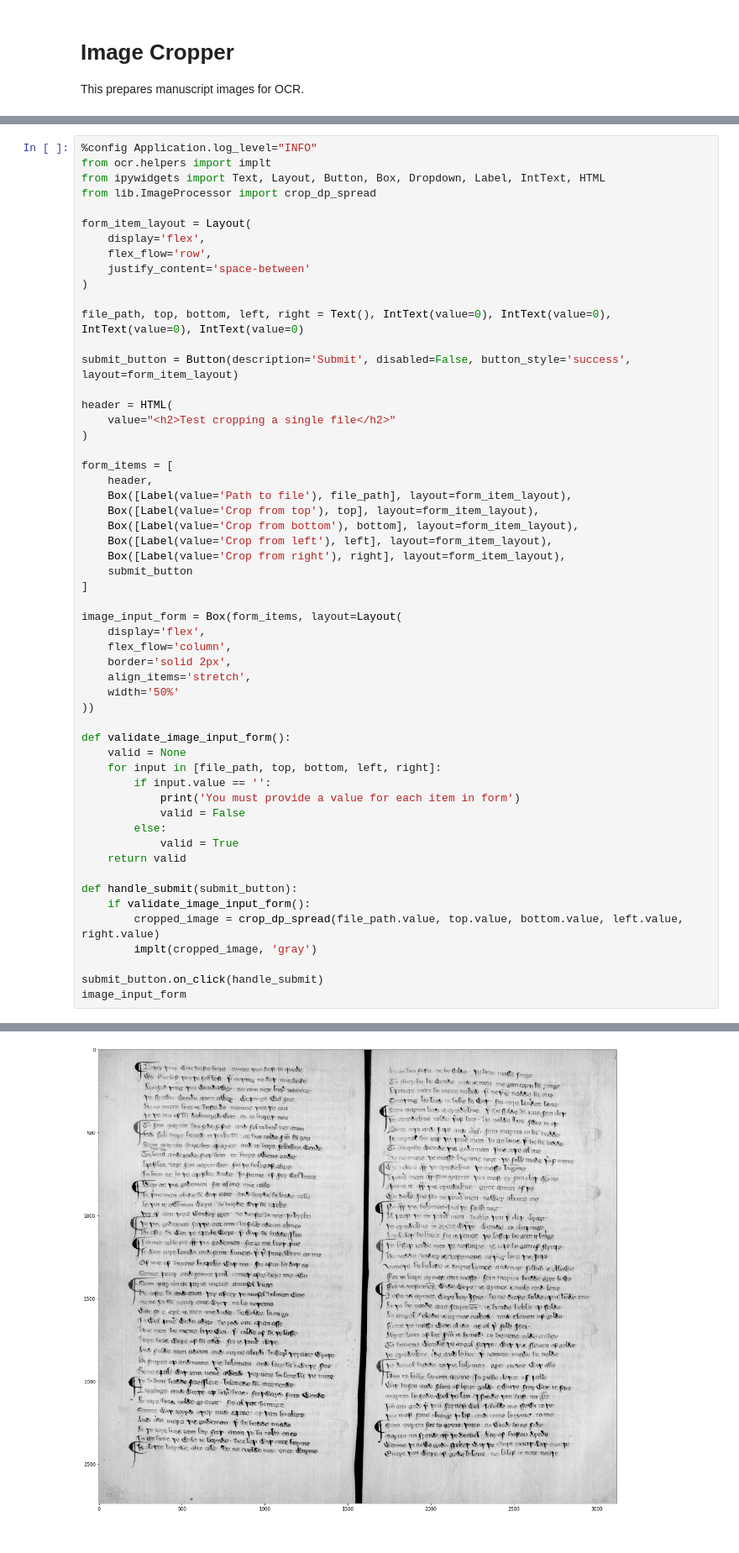
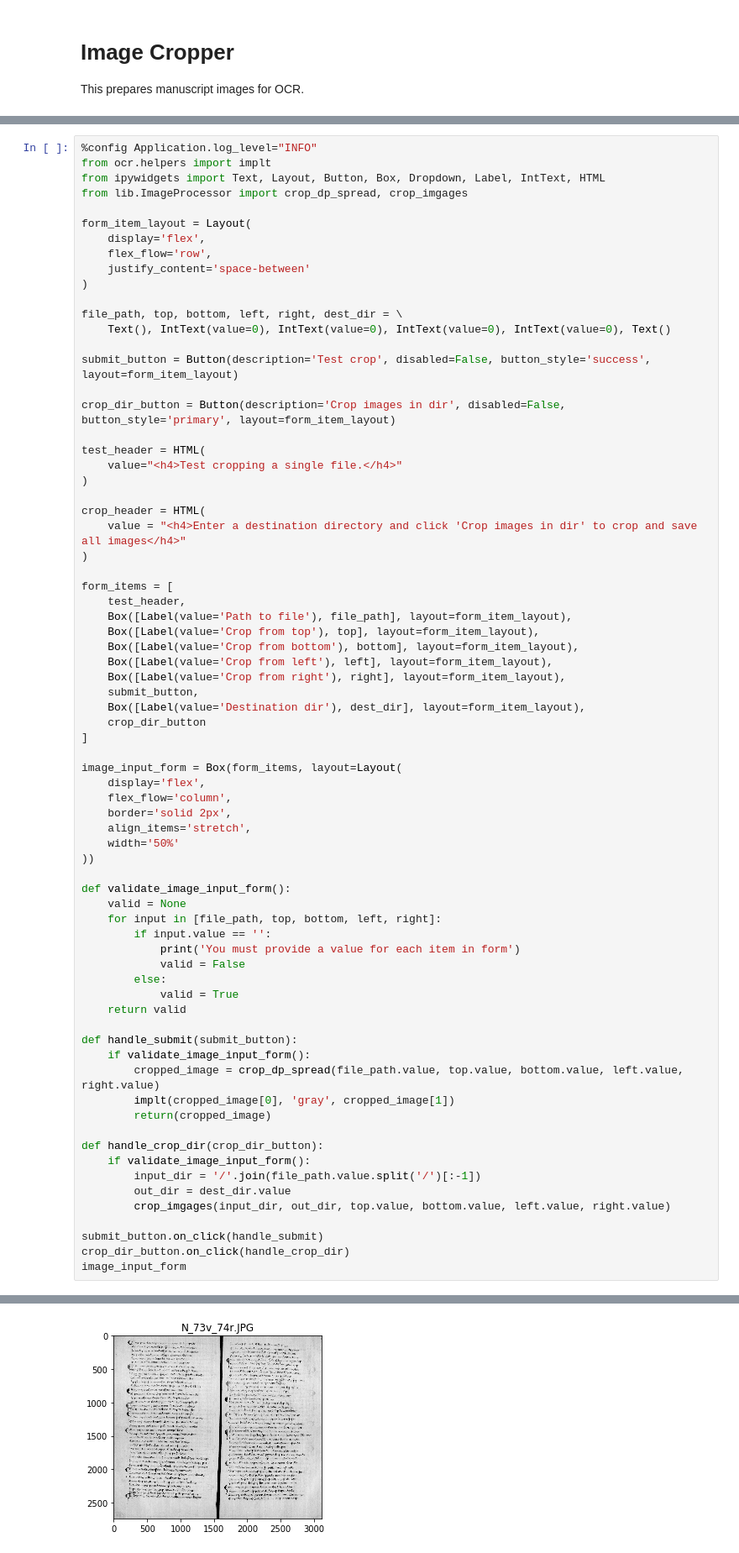
Before and after one commit to webolton/adam-scriveyn, a Jupyter notebook: ImageCropper.ipynb, the cells around one changed output, grey strips where cells are left out. Shown at 84% size. Drawn from its saved outputs; the diff is of its cells as text.

Commit message:
Add jupyter notebook form for cropping images in directory

```diff
--- a/ImageCropper.ipynb
+++ b/ImageCropper.ipynb
@@ -12,7 +15,7 @@ This prepares manuscript images for OCR.
 %config Application.log_level="INFO"
 from ocr.helpers import implt
 from ipywidgets import Text, Layout, Button, Box, Dropdown, Label, IntText, HTML
-from lib.ImageProcessor import crop_dp_spread
+from lib.ImageProcessor import crop_dp_spread, crop_imgages
 
 form_item_layout = Layout(
     display='flex',
@@ -20,22 +23,31 @@ form_item_layout = Layout(
     justify_content='space-between'
 )
 
-file_path, top, bottom, left, right = Text(), IntText(value=0), IntText(value=0), IntText(value=0), IntText(value=0)
+file_path, top, bottom, left, right, dest_dir = \
+    Text(), IntText(value=0), IntText(value=0), IntText(value=0), IntText(value=0), Text()
 
-submit_button = Button(description='Submit', disabled=False, button_style='success', layout=form_item_layout)
+submit_button = Button(description='Test crop', disabled=False, button_style='success', layout=form_item_layout)
 
-header = HTML(
-    value="<h2>Test cropping a single file</h2>"
+crop_dir_button = Button(description='Crop images in dir', disabled=False, button_style='primary', layout=form_item_layout)
+
+test_header = HTML(
+    value="<h4>Test cropping a single file.</h4>"
+)
+
+crop_header = HTML(
+    value = "<h4>Enter a destination directory and click 'Crop images in dir' to crop and save all images</h4>"
 )
 
 form_items = [
-    header,
+    test_header,
     Box([Label(value='Path to file'), file_path], layout=form_item_layout),
     Box([Label(value='Crop from top'), top], layout=form_item_layout),
     Box([Label(value='Crop from bottom'), bottom], layout=form_item_layout),
     Box([Label(value='Crop from left'), left], layout=form_item_layout),
     Box([Label(value='Crop from right'), right], layout=form_item_layout),
-    submit_button
+    submit_button,
+    Box([Label(value='Destination dir'), dest_dir], layout=form_item_layout),
+    crop_dir_button
 ]
 
 image_input_form = Box(form_items, layout=Layout(
@@ -59,8 +71,16 @@ def validate_image_input_form():
 def handle_submit(submit_button):
     if validate_image_input_form():
         cropped_image = crop_dp_spread(file_path.value, top.value, bottom.value, left.value, right.value)
-        implt(cropped_image, 'gray')
+        implt(cropped_image[0], 'gray', cropped_image[1])
+        return(cropped_image)
+
+def handle_crop_dir(crop_dir_button):
+    if validate_image_input_form():
+        input_dir = '/'.join(file_path.value.split('/')[:-1])
+        out_dir = dest_dir.value
+        crop_imgages(input_dir, out_dir, top.value, bottom.value, left.value, right.value)
 
 submit_button.on_click(handle_submit)
+crop_dir_button.on_click(handle_crop_dir)
 image_input_form
 # %% [output]
@@ -68 +88 @@ Box(children=(HTML(value='<h2>Test cropping a single file</h2>'), Box(children=(
-[figure, old version]
+[figure, new version]
```
Also changed, not shown: parts of 3 cells of this notebook.
